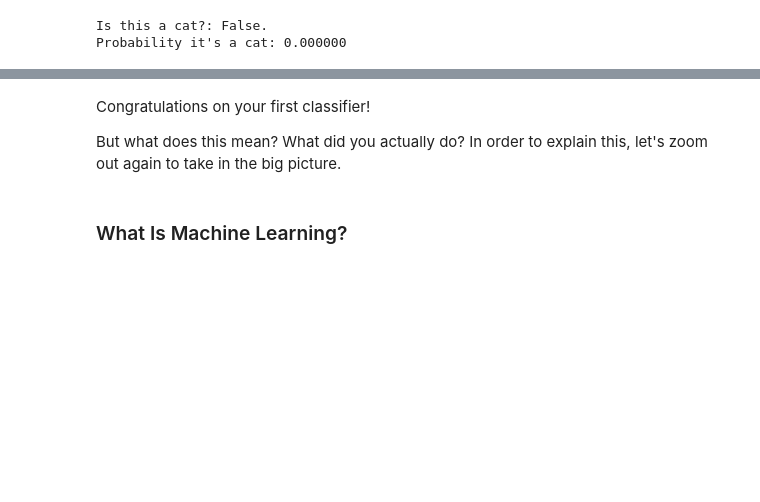
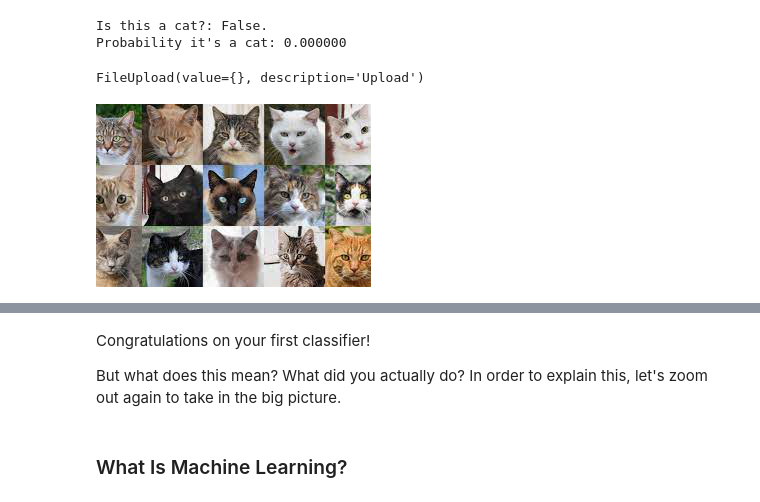
Before and after one commit to gauravbrills/deep_learn_4_coders_notes, a Jupyter notebook: 01_intro.ipynb, the cells around one changed output, grey strips where cells are left out. Drawn from its saved outputs; the diff is of its cells as text; code cells hidden in the pictures; blank space fills up the shorter version.

```diff
--- a/01_intro.ipynb
+++ b/01_intro.ipynb
@@ -301,3 +307,14 @@ print(f"Probability it's a cat: {probs[1].item():.6f}")
 [interactive output not drawn]
 Is this a cat?: False.
 Probability it's a cat: 0.000000
+# %%
+#hide_output
+uploader = widgets.FileUpload()
+uploader
+# %% [output]
+FileUpload(value={}, description='Upload')
+# %%
+img = PILImage.create(uploader.data[0])
+img
+# %% [output]
+[figure, added]
```
Also changed, not shown: parts of 13 cells of this notebook.
